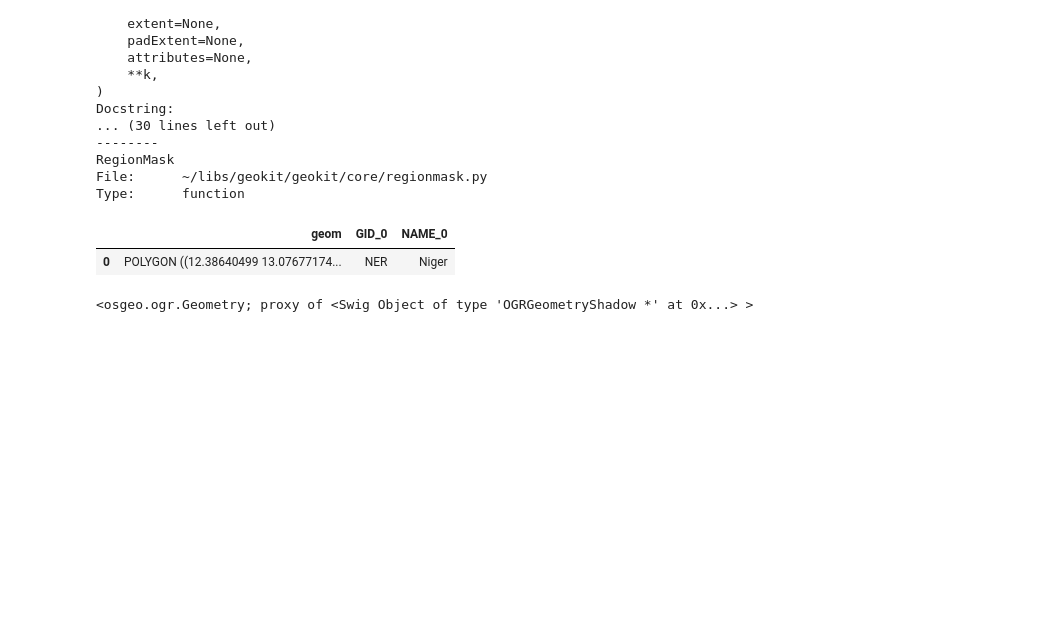
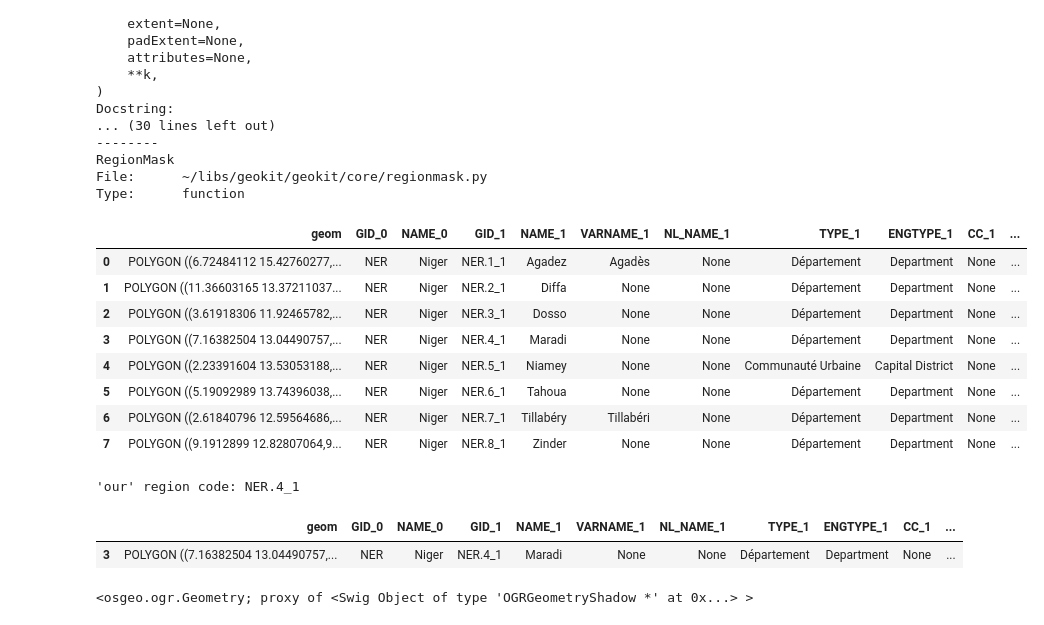
Before and after one commit to chrisjwin/IMP_EGH_ICE2, a Jupyter notebook: student_files/exercises/Unit_04_LandEligibilityForVolatileRenewableEnergySources/SubTask_5_understand_resampleAlgorithms.ipynb, the cells around one changed output. Saved outputs shown, nothing was run; the diff lists cells and outputs as text; code cells hidden in the pictures; blank space fills up the shorter version.

Commit message:
update to regional WSF clipped inputs

```diff
--- a/student_files/exercises/Unit_04_LandEligibilityForVolatileRenewableEnergySources/SubTask_5_understand_resampleAlgorithms.ipynb
+++ b/student_files/exercises/Unit_04_LandEligibilityForVolatileRenewableEnergySources/SubTask_5_understand_resampleAlgorithms.ipynb
@@ -173,15 +182,30 @@ RegionMask
 File:      ~/libs/geokit/geokit/core/regionmask.py
 Type:      function
 # %%
-# we first need to extract the country geom (like done before)
+# we first need to extract the region geom (like done before)
 # therefore first get the dataframe
-country_df = gk.vector.extractFeatures(
-    source=os.path.join(data_basefolder, country_shp.replace("COUNTRY", country)),
-    where=f"GID_0='{country}'", # NOTE that we need to pass a where string filtering in "GID_0" (instead of GID_1) if we filter for country codes, not region codes!
+region_df = gk.vector.extractFeatures(
+    source=os.path.join(data_basefolder, region_shp.replace("COUNTRY", country)),
 )
 # we now have a dataframe with only one entry, our study country
-country_df
+region_df
 # %% [output]
-|  | geom | GID_0 | NAME_0 |
-| 0 | POLYGON ((12.38640499 13.07677174... | NER | Niger |
+|  | geom | GID_0 | NAME_0 | GID_1 | NAME_1 | VARNAME_1 | NL_NAME_1 | TYPE_1 | ENGTYPE_1 | CC_1 | ... |
+| 0 | POLYGON ((6.72484112 15.42760277,... | NER | Niger | NER.1_1 | Agadez | Agadès | None | Département | Department | None | ... |
+| 1 | POLYGON ((11.36603165 13.37211037... | NER | Niger | NER.2_1 | Diffa | None | None | Département | Department | None | ... |
+| 2 | POLYGON ((3.61918306 11.92465782,... | NER | Niger | NER.3_1 | Dosso | None | None | Département | Department | None | ... |
+| 3 | POLYGON ((7.16382504 13.04490757,... | NER | Niger | NER.4_1 | Maradi | None | None | Département | Department | None | ... |
+| 4 | POLYGON ((2.23391604 13.53053188,... | NER | Niger | NER.5_1 | Niamey | None | None | Communauté Urbaine | Capital District | None | ... |
+| 5 | POLYGON ((5.19092989 13.74396038,... | NER | Niger | NER.6_1 | Tahoua | None | None | Département | Department | None | ... |
+| 6 | POLYGON ((2.61840796 12.59564686,... | NER | Niger | NER.7_1 | Tillabéry | Tillabéri | None | Département | Department | None | ... |
+| 7 | POLYGON ((9.1912899 12.82807064,9... | NER | Niger | NER.8_1 | Zinder | None | None | Département | Department | None | ... |
+# %%
+# now let us only extract the row with "our" region
+print("'our' region code:", region)
+# reduce to only the one row with our regional data, identified by the region code in the "GID_1" column
+region_df[region_df["GID_1"]==region]
+# %% [output]
+'our' region code: NER.4_1
+|  | geom | GID_0 | NAME_0 | GID_1 | NAME_1 | VARNAME_1 | NL_NAME_1 | TYPE_1 | ENGTYPE_1 | CC_1 | ... |
+| 3 | POLYGON ((7.16382504 13.04490757,... | NER | Niger | NER.4_1 | Maradi | None | None | Département | Department | None | ... |
 # %%
```
Also changed, not shown: parts of 13 cells of this notebook, 8 other files.
